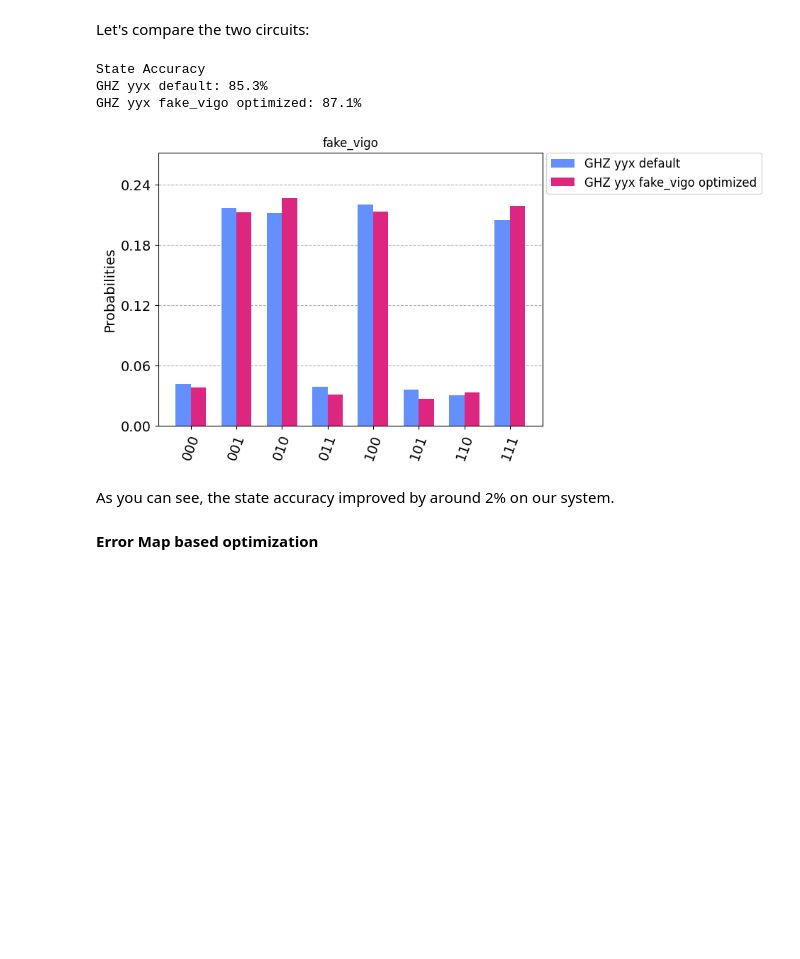
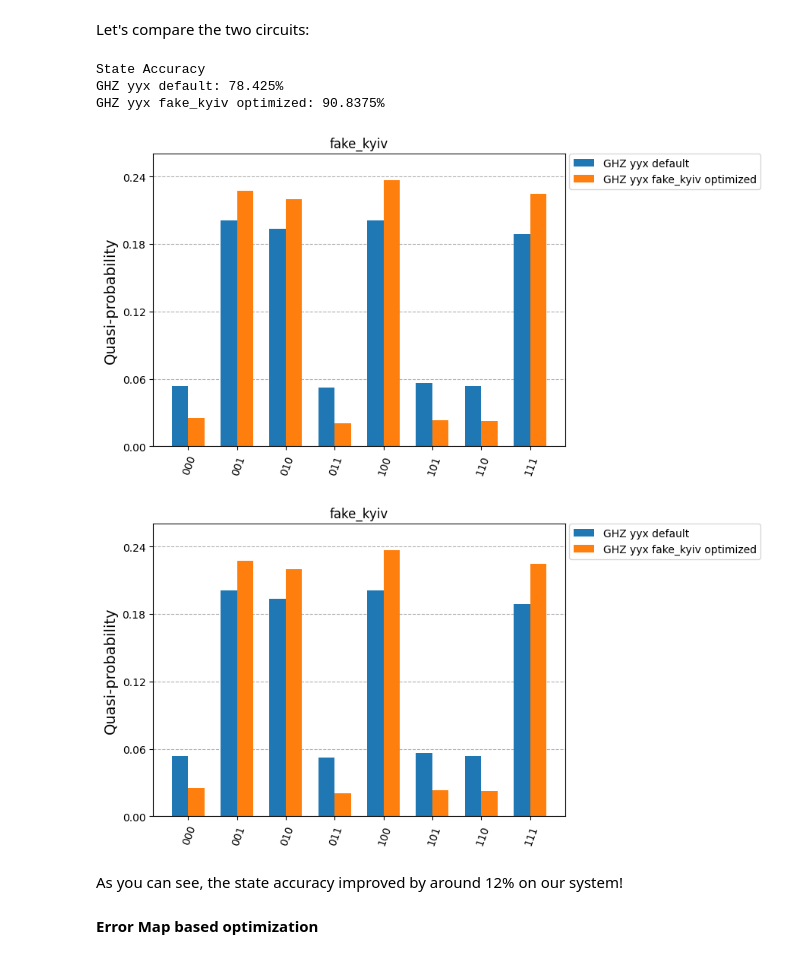
Before and after one commit to JanLahmann/Fun-with-Quantum, a Jupyter notebook: GHZ-on-Real-Devices.ipynb, the cells around one changed output. Drawn from its saved outputs; the diff is of its cells as text; code cells hidden in the pictures; blank space fills up the shorter version.

Commit message:
updated notebook to Qiskit v1.2 + many changes in chapters

```diff
--- a/GHZ-on-Real-Devices.ipynb
+++ b/GHZ-on-Real-Devices.ipynb
@@ -93,15 +95,26 @@ backends = [FakeYorktown(), FakeMelbourne(), FakeVigo(), FakeOurense(), FakeVale
 # %% [markdown]
 Now, let's compare the results from the execution of the GHZ circuit on these backends:
 # %%
+from qiskit.transpiler.preset_passmanagers import generate_preset_pass_manager
+from qiskit_ibm_runtime import SamplerOptions, SamplerV2 as Sampler
+
 results_backends = []
 
 for backend in backends:
-    counts = execute(ghz, backend=backend, shots=shots, optimization_level=0).result().get_counts() # get results
+
+    target = backend.target
+    sampler = Sampler(mode=backend)
+    sampler.options.default_shots=shots
+
+    pm = generate_preset_pass_manager(backend=backend, optimization_level=0) #target=target instead of backend=backend is slightly different
+    circuit_isa = pm.run(ghz)
+
+    counts = sampler.run([circuit_isa]).result()[0].data.c.get_counts() # get results
     state_accuracy = get_state_accuracy(counts) # calculate state accuracy
-    results_backends.append((backend.name(), counts, state_accuracy)) # store results
+    results_backends.append((backend.backend_name, counts, state_accuracy)) # store results
 
 # plot results
-plot_histogram([counts for backend_name, counts, state_accuracy in results_backends],
+plot_distribution([counts for backend_name, counts, state_accuracy in results_backends],
                 legend=[backend_name for backend_name, counts, state_accuracy in results_backends],
                 sort="asc",
                 color=["red", "orange", "yellow", "green", "blue", "violet", "purple", "black"],
@@ -134,10 +149,10 @@ results_backends_table
 Now we know the ranking of the devices based on their fidelity. Let's pick one with a high state accuracy to test the optimization techniques in the remaining chapters. In addition, we will pick one system with a lower accuracy to compare against later.
 # %%
 # high accuracy
-backend1 = FakeVigo()
+backend1 = FakeSherbrooke()
 
 # lower accuracy
-backend2 = FakeYorktown()
+backend2 = FakeKyiv()
 # %% [markdown]
 ## 2. Manually optimizing circuits<a name=manual><a/>
 [[Top](#top)]
@@ -183,31 +198,38 @@ ghz_backend1.draw("mpl")
 Let's compare the two circuits:
 # %%
 # compare results between original and coupling map optimized circuit on backend1
-results_backend1_coupling = []
+results_backend2_coupling = []
 
-circuits = [ghz, ghz_backend1]
+sampler = Sampler(mode=backend2)
+sampler.options.default_shots=shots
+
+circuits = [ghz, ghz_backend2]
+
 for circuit in circuits:
-    transpiled_circuit = transpile(circuit, backend=backend1, optimization_level=0)
-    counts = execute(circuit, backend=backend1, shots=shots, optimization_level=0).result().get_counts() # get results
+
+    transpiled_circuit = transpile(circuit, backend=backend2, optimization_level=0)
+
+    counts = sampler.run([transpiled_circuit]).result()[0].data.c.get_counts() # get results
     state_accuracy = get_state_accuracy(counts) # calculate state accuracy
-    results_backend1_coupling.append((circuit.name, counts, state_accuracy)) # store
+    results_backend2_coupling.append((circuit.name, counts, state_accuracy)) # store
 
 
 print("State Accuracy \n"+
       "\n".join([str(circuit_name)+': '+str(state_accuracy)
-                 for circuit_name, counts, state_accuracy in results_backend1_coupling]))
+                 for circuit_name, counts, state_accuracy in results_backend2_coupling]))
 
-plot_histogram([counts for circuit_name, counts, state_accuracy in results_backend1_coupling],
-               legend=[circuit_name for circuit_name, counts, state_accuracy in results_backend1_coupling],
-               title=backend1.name(),
+plot_distribution([counts for circuit_name, counts, state_accuracy in results_backend2_coupling],
+               legend=[circuit_name for circuit_name, counts, state_accuracy in results_backend2_coupling],
+               title=backend2.backend_name,
                bar_labels=False)
 # %% [output]
 State Accuracy
-GHZ yyx default: 85.3%
-GHZ yyx fake_vigo optimized: 87.1%
+GHZ yyx default: 78.425%
+GHZ yyx fake_kyiv optimized: 90.8375%
-[figure, old version]
+[figure, new version]
+[figure, added]
 # %% [markdown]
-As you can see, the state accuracy improved by around 2% on our system.
+As you can see, the state accuracy improved by around 12% on our system!
 # %% [markdown]
 **Error Map based optimization**
 # %% [markdown]
```
Also changed, not shown: parts of 64 cells of this notebook.
